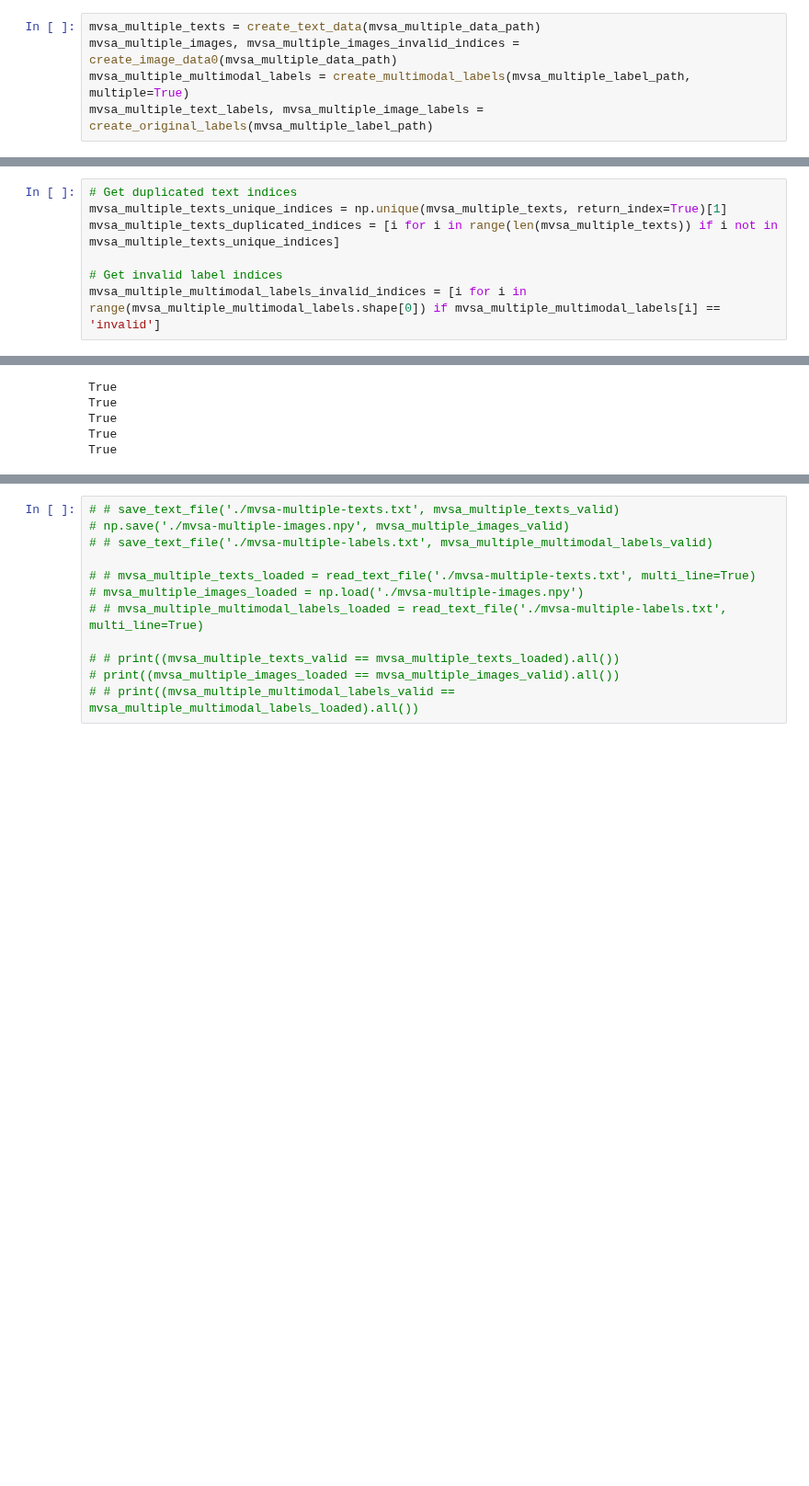
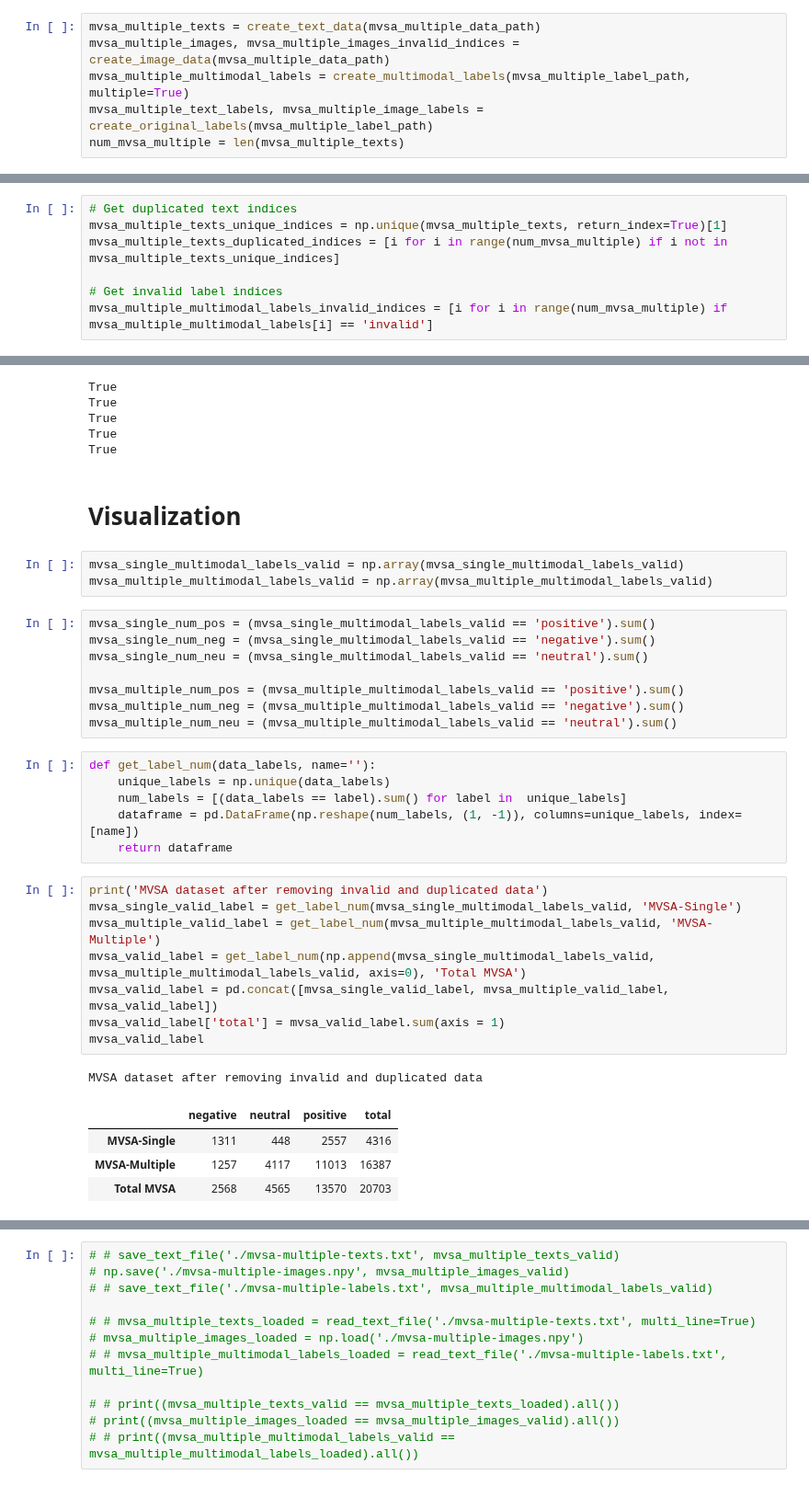
Before and after one commit to nhmt120/multimodal-sentiment-analysis, a Jupyter notebook: mvsa-read-data.ipynb, the cells around one changed output, grey strips where cells are left out. Shown at 92% size. Drawn from its saved outputs; the diff is of its cells as text; blank space fills up the shorter version.

```diff
--- a/mvsa-read-data.ipynb
+++ b/mvsa-read-data.ipynb
@@ -247,15 +301,16 @@ def load_mvsa_data(path):
 # %%
 mvsa_multiple_texts = create_text_data(mvsa_multiple_data_path)
-mvsa_multiple_images, mvsa_multiple_images_invalid_indices = create_image_data0(mvsa_multiple_data_path)
+mvsa_multiple_images, mvsa_multiple_images_invalid_indices = create_image_data(mvsa_multiple_data_path)
 mvsa_multiple_multimodal_labels = create_multimodal_labels(mvsa_multiple_label_path, multiple=True)
 mvsa_multiple_text_labels, mvsa_multiple_image_labels = create_original_labels(mvsa_multiple_label_path)
+num_mvsa_multiple = len(mvsa_multiple_texts)
 # %% [output]
 Read text data
 Read image data
 # %%
 # Get duplicated text indices
 mvsa_multiple_texts_unique_indices = np.unique(mvsa_multiple_texts, return_index=True)[1]
-mvsa_multiple_texts_duplicated_indices = [i for i in range(len(mvsa_multiple_texts)) if i not in mvsa_multiple_texts_unique_indices]
+mvsa_multiple_texts_duplicated_indices = [i for i in range(num_mvsa_multiple) if i not in mvsa_multiple_texts_unique_indices]
 
 # Get invalid label indices
-mvsa_multiple_multimodal_labels_invalid_indices = [i for i in range(mvsa_multiple_multimodal_labels.shape[0]) if mvsa_multiple_multimodal_labels[i] == 'invalid']
+mvsa_multiple_multimodal_labels_invalid_indices = [i for i in range(num_mvsa_multiple) if mvsa_multiple_multimodal_labels[i] == 'invalid']
@@ -309,3 +404,36 @@ True
 True
 True
 True
+# %% [markdown]
+# Visualization
+# %%
+mvsa_single_multimodal_labels_valid = np.array(mvsa_single_multimodal_labels_valid)
+mvsa_multiple_multimodal_labels_valid = np.array(mvsa_multiple_multimodal_labels_valid)
+# %%
+mvsa_single_num_pos = (mvsa_single_multimodal_labels_valid == 'positive').sum()
+mvsa_single_num_neg = (mvsa_single_multimodal_labels_valid == 'negative').sum()
+mvsa_single_num_neu = (mvsa_single_multimodal_labels_valid == 'neutral').sum()
+
+mvsa_multiple_num_pos = (mvsa_multiple_multimodal_labels_valid == 'positive').sum()
+mvsa_multiple_num_neg = (mvsa_multiple_multimodal_labels_valid == 'negative').sum()
+mvsa_multiple_num_neu = (mvsa_multiple_multimodal_labels_valid == 'neutral').sum()
+# %%
+def get_label_num(data_labels, name=''):
+    unique_labels = np.unique(data_labels)
+    num_labels = [(data_labels == label).sum() for label in  unique_labels]
+    dataframe = pd.DataFrame(np.reshape(num_labels, (1, -1)), columns=unique_labels, index=[name])
+    return dataframe
+# %%
+print('MVSA dataset after removing invalid and duplicated data')
+mvsa_single_valid_label = get_label_num(mvsa_single_multimodal_labels_valid, 'MVSA-Single')
+mvsa_multiple_valid_label = get_label_num(mvsa_multiple_multimodal_labels_valid, 'MVSA-Multiple')
+mvsa_valid_label = get_label_num(np.append(mvsa_single_multimodal_labels_valid, mvsa_multiple_multimodal_labels_valid, axis=0), 'Total MVSA')
+mvsa_valid_label = pd.concat([mvsa_single_valid_label, mvsa_multiple_valid_label, mvsa_valid_label])
+mvsa_valid_label['total'] = mvsa_valid_label.sum(axis = 1)
+mvsa_valid_label
+# %% [output]
+MVSA dataset after removing invalid and duplicated data
+|  | negative | neutral | positive | total |
+| MVSA-Single | 1311 | 448 | 2557 | 4316 |
+| MVSA-Multiple | 1257 | 4117 | 11013 | 16387 |
+| Total MVSA | 2568 | 4565 | 13570 | 20703 |
```
Also changed, not shown: parts of 54 cells of this notebook.
